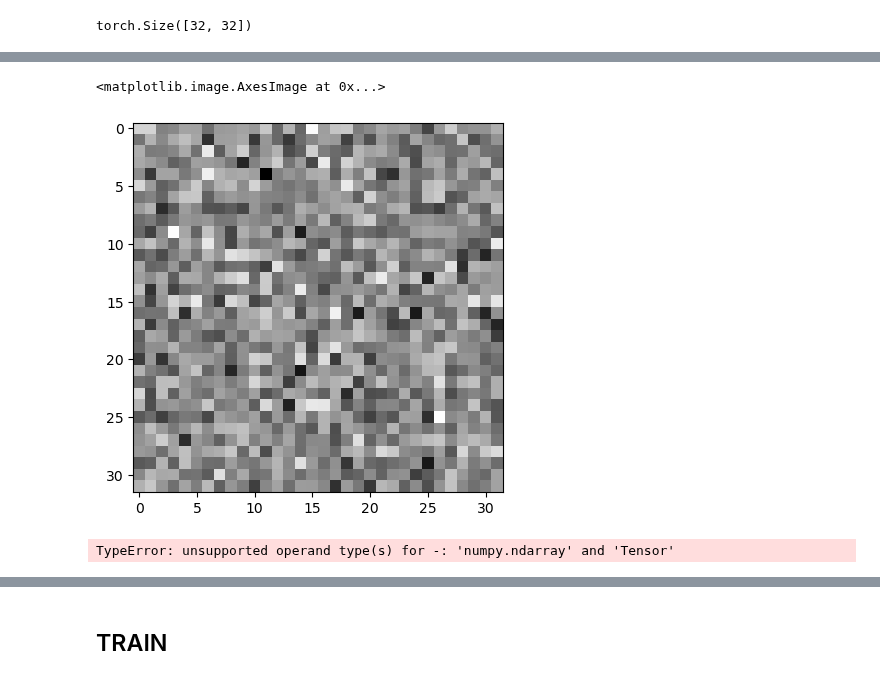
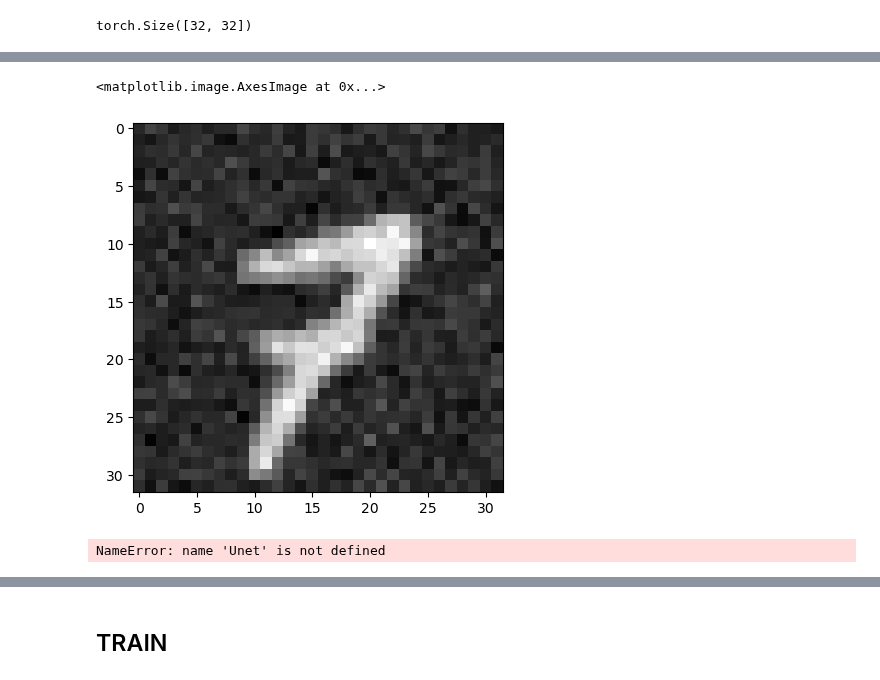
Before and after one commit to MaxMosh/n7-SN, a Jupyter notebook: 2A ModIA/S8 (n7)/UE Traitement du Signal/Projet Traitement du Signal/Début de projet/Notebook de base/DDPM_MNIST.ipynb, the cells around one changed output, grey strips where cells are left out. Cells and saved outputs as stored; diff of their text form; code cells hidden in the pictures.

```diff
--- a/2A ModIA/S8 (n7)/UE Traitement du Signal/Projet Traitement du Signal/Début de projet/Notebook de base/DDPM_MNIST.ipynb
+++ b/2A ModIA/S8 (n7)/UE Traitement du Signal/Projet Traitement du Signal/Début de projet/Notebook de base/DDPM_MNIST.ipynb
@@ -173,11 +173,12 @@ class Diffusion:
         sqrt_one_minus_alpha_hat = 1 - sqrt_alpha_hat # COMPLETION
 
         #noise = torch.normal(mean=0.0, std=1.0, size=(len(self.beta),1)) # COMPLETION
-        noise = torch.normal(mean=0.0, std=1.0, size=(1,32,32)) # COMPLETION
+        noise = torch.normal(mean=0.0, std=1.0, size=(x.size()[0],1,32,32)) # COMPLETION
 
         #noised_images = sqrt_alpha_hat*x + sqrt_one_minus_alpha_hat*noise # COMPLETION
         #noised_images = torch.kron(torch.tensor(sqrt_alpha_hat),torch.tensor(x)) + torch.kron(torch.tensor(sqrt_one_minus_alpha_hat),torch.tensor(noise)) # COMPLETION
-        noised_images = sqrt_alpha_hat[-1]*x + sqrt_one_minus_alpha_hat[-1]*noise # COMPLETION
+        #noised_images = []
+        noised_images = torch.reshape(sqrt_alpha_hat[t],(x.size()[0],1,1,1))*x.to(device) + torch.reshape(sqrt_one_minus_alpha_hat[t],(x.size()[0],1,1,1))*noise.to(device) # COMPLETION
         # REMARQUE : JE PENSE QU'IL Y A MOYEN DE SIMPLIFIER EN UTILISANT LES SELF.ALPHA ET AUTRES
 
         return noised_images, noise
@@ -203,9 +204,24 @@ class Diffusion:
 
         noise = torch.normal(mean=0.0, std=1.0, size=(len(self.beta),1)) # AJOUT
         for i in reversed(range(1, start_t + 1)):
-            # TO DO
-            x_t_moins_un = (1/torch.sqrt(self.alpha)) * (x - ((1 - torch.tensor(self.alpha))/(torch.sqrt(1 - self.alpha_hat))*noise)) + torch.sqrt(self.beta)*noise # AJOUT
-            denoised_sample.append(x_t_moins_un)
+            # TO DO : VERSION MAXIME
+            # x_t_moins_un = (1/torch.sqrt(self.alpha)) * (x - ((1 - torch.tensor(self.alpha))/(torch.sqrt(1 - self.alpha_hat))*noise)) + torch.sqrt(self.beta)*noise # AJOUT
+            # denoised_sample.append(x_t_moins_un)
+            # FIN TO DO : VERSION MAXIME
+
+            # TO DO : VERSION AXEL
+            sqrt_alpha = torch.sqrt(self.alpha[i])
+            one_minus_alpha = (1.0 - self.alpha[i])
+            sqrt_one_minus_alpha_hat = torch.sqrt(1.0 - self.alpha_hat[i])
+            #_, predicted_noise = model.forward_diffusion(x, torch.tensor([start_t], device=self.device))
+            #predicted_noise = test_noise
+            predicted_noise = model.forward(x, torch.tensor([i], device=self.device))
+            #unoised_images = (1 / torch.sqrt(self.alpha[start_t])) * (x - (self.beta[start_t] / torch.sqrt(1.0 - self.alpha_hat[start_t])) * predicted_noise) + torch.sqrt(self.beta[start_t]) * noise
+            x = (1/ sqrt_alpha) * (x - one_minus_alpha*predicted_noise/sqrt_one_minus_alpha_hat) + predicted_noise * torch.sqrt(self.beta[i])
+            # FIN TO DO : VERSION AXEL
+
+        if len(denoised_sample) < num_images_to_return: # VERSION AXEL
+            denoised_sample.append((x)) # VERSION AXEL
 
         return denoised_sample
 # %%
@@ -230,3 +246,4 @@ plt.show()
 # %%
 madiff = Diffusion()
-NoisedImages = madiff.forward_diffusion(x=une_image,t=torch.linspace(0,1,10))
+images = next(iter(dataloader))
+NoisedImages = madiff.forward_diffusion(x=images[0],t=torch.randint(0, NOISE_STEPS, (images[0].size()[0],)))
@@ -237,13 +286,13 @@ torch.Size([32, 32])
 # %%
-une_image_bruitee = NoisedImages[0].select(dim=0,index=0).to('cpu').numpy()
+une_image_bruitee = NoisedImages[0][0].select(dim=0,index=0).to('cpu').numpy()
 plt.imshow(une_image_bruitee, cmap='gray')
 # %% [output]
 <matplotlib.image.AxesImage at 0x...>
-[figure, old version]
+[figure, new version]
 # %%
-DenoisedImages = madiff.reverse_diffusion(x=une_image_bruitee,model=1)
+DenoisedImages = madiff.reverse_diffusion(x=une_image_bruitee,model=Unet)
 # %% [output]
-TypeError: unsupported operand type(s) for -: 'numpy.ndarray' and 'Tensor'
+NameError: name 'Unet' is not defined
 # %%
 une_image_debruitee = DenoisedImages[0].select(dim=0,index=0)[0:32,6400:6432].to('cpu').numpy()
 plt.imshow(une_image_debruitee, cmap='gray')
```
Also changed, not shown: parts of 13 cells of this notebook, 9 other files.
